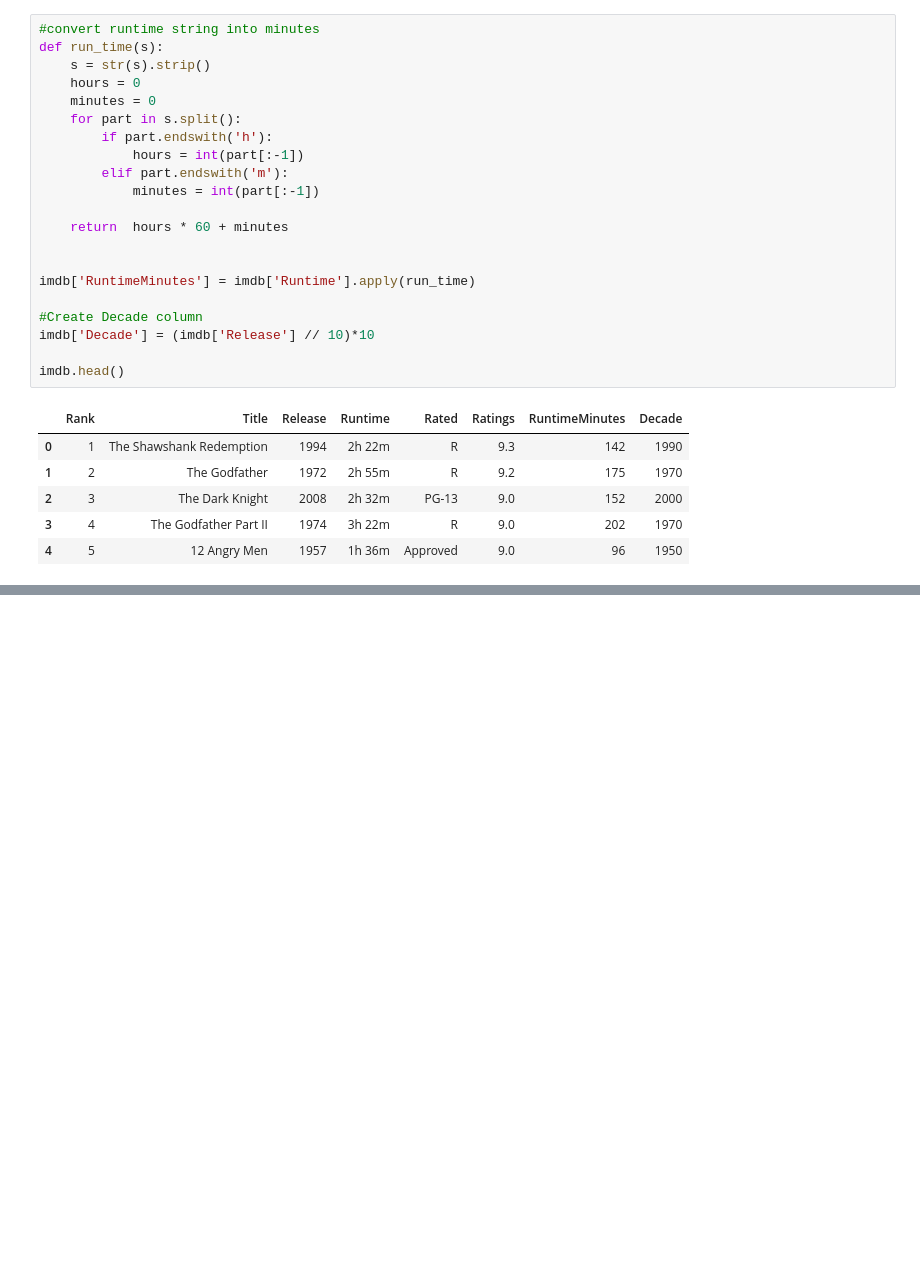
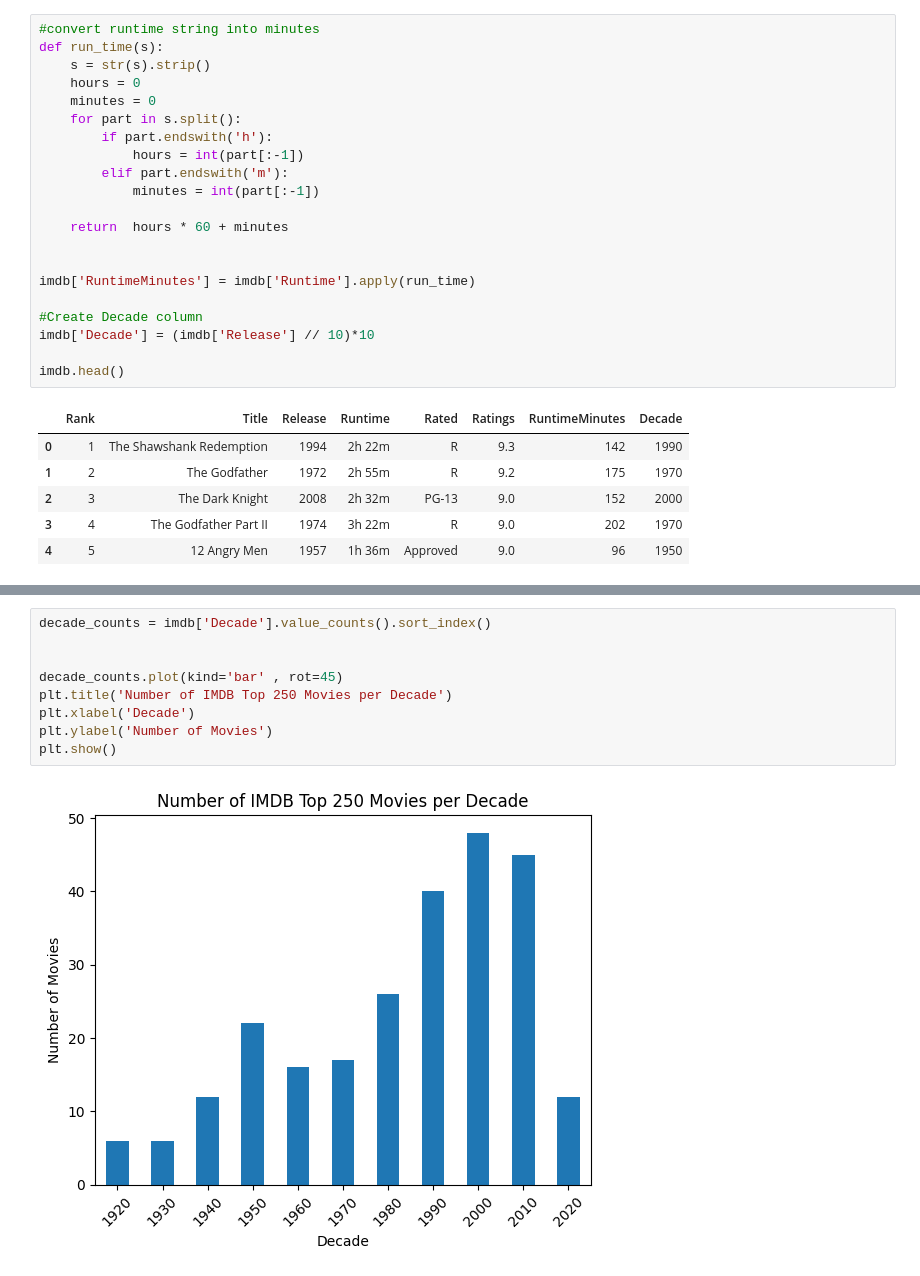
Before and after one commit to hisham-cs/Jupyter, a Jupyter notebook: imdb-analysis.ipynb, the cells around one changed output, grey strips where cells are left out. Saved outputs shown, nothing was run; the diff lists cells and outputs as text; blank space fills up the shorter version.

```diff
--- a/imdb-analysis.ipynb
+++ b/imdb-analysis.ipynb
@@ -66,0 +95,11 @@ imdb.head()
+# %%
+decade_counts = imdb['Decade'].value_counts().sort_index()
+
+
+decade_counts.plot(kind='bar' , rot=45)
+plt.title('Number of IMDB Top 250 Movies per Decade')
+plt.xlabel('Decade')
+plt.ylabel('Number of Movies')
+plt.show()
+# %% [output]
+[figure, added]
```
Also changed, not shown: parts of 13 cells of this notebook.
